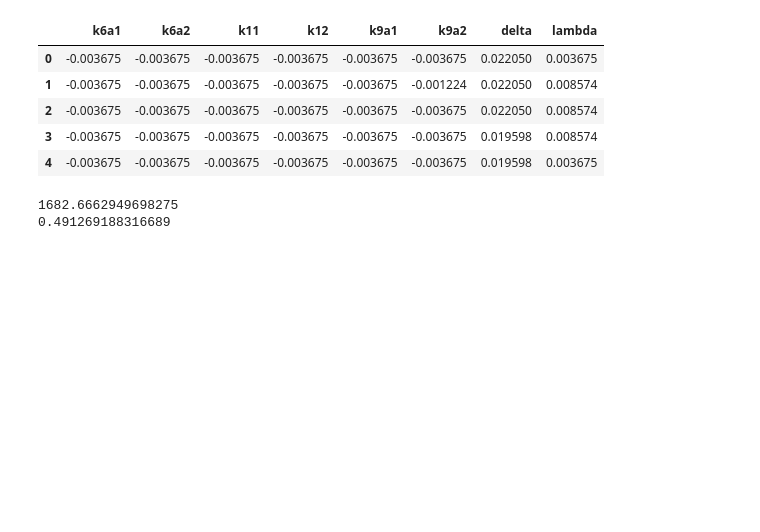
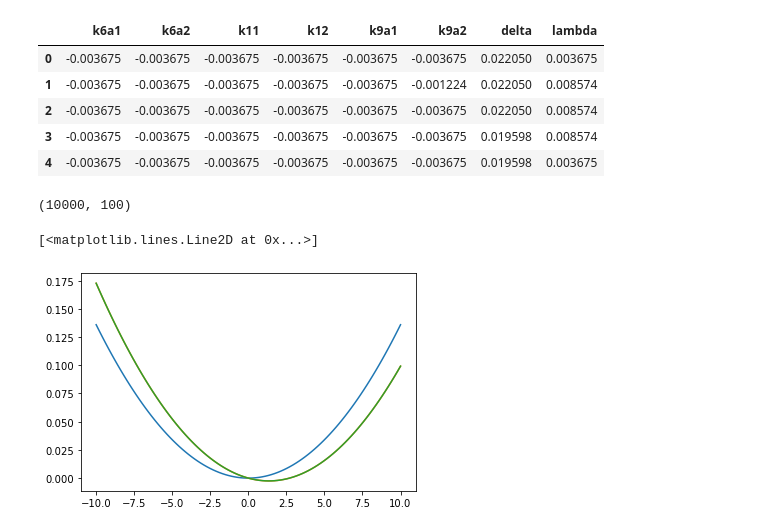
Before and after one commit to GwydionJon/EN_learn, a Jupyter notebook: machine_learning/Experiments with all param/first_test_franck_condon.ipynb, the cells around one changed output. Drawn from its saved outputs; the diff is of its cells as text; code cells hidden in the pictures; blank space fills up the shorter version.

```diff
--- a/machine_learning/Experiments with all param/first_test_franck_condon.ipynb
+++ b/machine_learning/Experiments with all param/first_test_franck_condon.ipynb
@@ -11,11 +12,13 @@ from scipy.constants import physical_constants
 amu = physical_constants['atomic mass constant'][0]
 bohr = physical_constants['Bohr radius'][0]
 # %%
-all_data=pd.read_csv("G:\OneDrive - bwedu\Master\Forschungspraktikum\Inga\pc-forschi\generated_Data/all_param_4_values_complete.csv")
+#all_data=pd.read_csv("G:\OneDrive - bwedu\Master\Forschungspraktikum\Inga\pc-forschi\generated_Data/all_param_4_values_complete.csv")
+all_data=pd.read_csv("/home/tcstud25/MCTDH/First Test with pyr4/generated_Data/all_param_4_values_complete.csv")
+
 all_label_list=["k6a1","k6a2","k11","k12","k9a1","k9a2","delta","lambda"]
 
 #first 50 are just for testing
-df_labels=all_data[all_label_list].head(50)/27.211396
+df_labels=all_data[all_label_list].head(10000)/27.211396
 
 df_labels.head()
 # %% [output]
@@ -37,17 +40,17 @@ w9a = 0.1568 * ev_to_au
 
 #vibrational potentials
 def potential_s0(q,omega):
-    pot=omega**2/2 * q**2
+    pot=omega/2 * q**2
     #print("Vs0",pot)
     return pot
 
-def potential_s1(q,omega, df_k_s1):
-    pot=np.asarray([omega**2/2 * q**2 +k_s1*q for k_s1 in df_k_s1])
+def potential_s1(q,omega, df_k_s1,sigma=0):
+    pot=np.asarray([omega/2 * q**2 +k_s1*q +sigma for k_s1 in df_k_s1])
    # print("Vs1",pot)
     return pot
 
-def potential_s2(q,omega,df_k_s2):
-    pot=np.asarray([omega**2/2 * q**2 +k_s2*q for k_s2 in df_k_s2])
+def potential_s2(q,omega,df_k_s2,sigma=0,delta=0):
+    pot=np.asarray([omega/2 * q**2 +k_s2*q +sigma+2*delta for k_s2 in df_k_s2])
    # print("Vs2",pot)
     return pot
 
@@ -69,9 +64,29 @@ vs2_w6a= potential_s1(x_grid,w6a,df_labels["k6a2"])
-# %%
-#setup some test things
-mu=get_mu(1,12)*amu/m_e
-print(mu)
-k_w6a = get_k(mu,w6a) #should be in atomic units as well
-print(k_w6a)
-# %% [output]
-1682.6662949698275
-0.491269188316689
+# %%
+x_grid,h_grid=np.linspace(-10,10,100,retstep=True)
+R0 = 2.9
+
+#normal parameters for pyrazin
+k6a1 = -0.0964* ev_to_au
+k6a2 = 0.1194 * ev_to_au
+k11 = 0.0470 * ev_to_au
+k12 = 0.2012 * ev_to_au
+k9a1 = 0.1594 * ev_to_au
+k9a2 = 0.0484 * ev_to_au
+sigma=3.81* ev_to_au
+delta = 0.46165* ev_to_au
+_lambda = 0.1825 * ev_to_au
+
+
+vs0_w6a= potential_s0(x_grid,w6a)
+vs1_w6a= potential_s1(x_grid,w6a,df_labels["k6a1"])
+vs2_w6a= potential_s2(x_grid,w6a,df_labels["k6a2"])
+print(vs1_w6a.shape)
+
+
+plt.plot(x_grid,vs0_w6a)
+plt.plot(x_grid,vs1_w6a[0])
+plt.plot(x_grid,vs2_w6a[0])
+# %% [output]
+(10000, 100)
+[<matplotlib.lines.Line2D at 0x...>]
+[figure, added]
```
Also changed, not shown: parts of 7 cells of this notebook.
